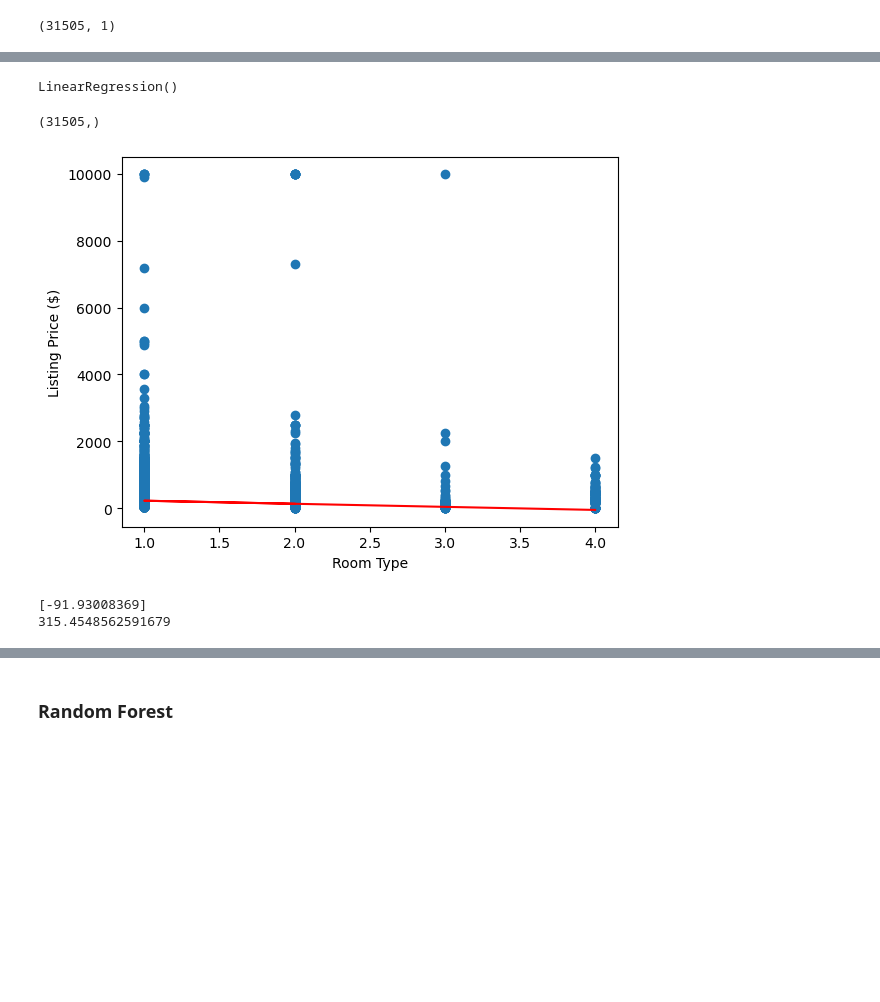
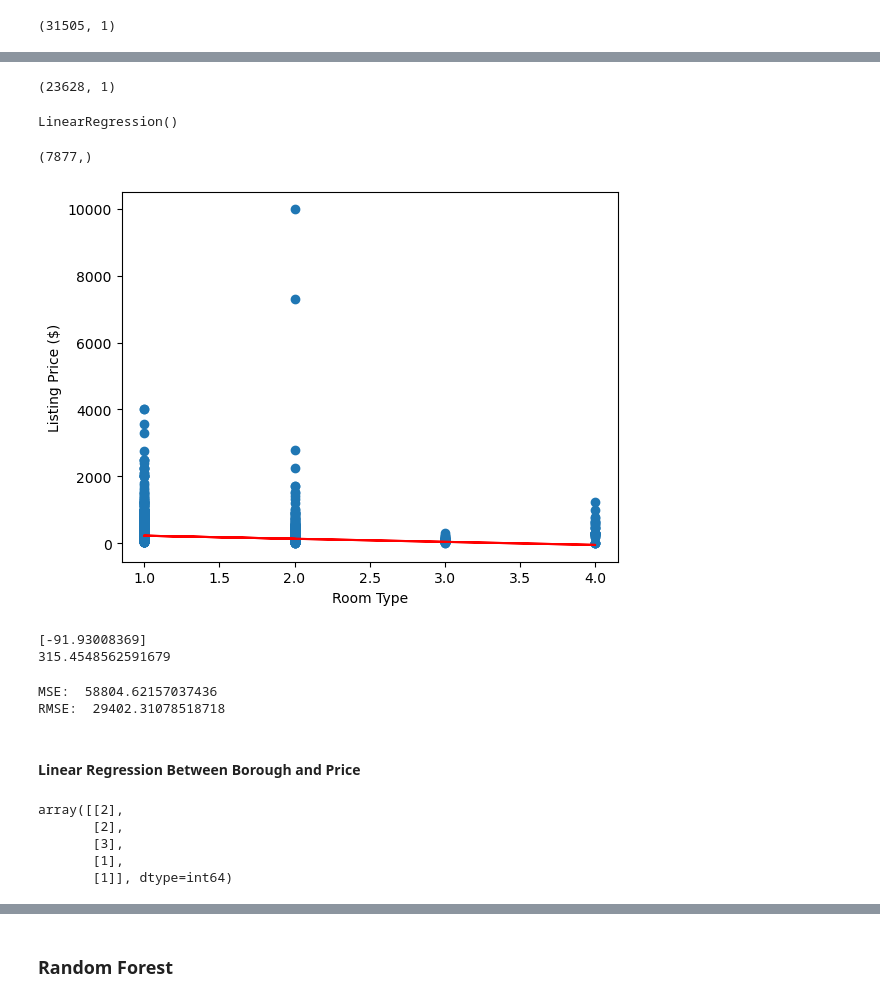
Before and after one commit to lkachury/airbnb_final_project, a Jupyter notebook: Machine_Learning.ipynb, the cells around one changed output, grey strips where cells are left out. Saved outputs shown, nothing was run; the diff lists cells and outputs as text; code cells hidden in the pictures; blank space fills up the shorter version.

```diff
--- a/Machine_Learning.ipynb
+++ b/Machine_Learning.ipynb
@@ -189,3 +207,8 @@ y = listings_df.price
+# %%
+X_train, X_test, Y_train, Y_test = train_test_split(X,y,random_state=1)
+X_train.shape
+# %% [output]
+(23628, 1)
 # %%
 # Create an instance of a specific object called model that will analyze the data and store information specific to this dataset
 model = LinearRegression()
@@ -196,19 +219,19 @@ model.fit(X, y)
 LinearRegression()
 # %%
 # After the learning stage, the predict() method is used to generate predictions
-y_pred = model.predict(X)
+y_pred = model.predict(X_test)
 print(y_pred.shape)
 # %% [output]
-(31505,)
+(7877,)
 # %%
 # Plot the predictions as a red line against the data point
-plt.scatter(X, y)
+plt.scatter(X_test, Y_test)
 plt.xlabel("Room Type")
 plt.ylabel("Listing Price ($)")
-plt.plot(X, y_pred, color='red')
+plt.plot(X_test, y_pred, color='red')
 plt.show()
 # %% [output]
-[figure, old version]
+[figure, new version]
 # %%
 # Examine the specific parameters of our model: the slope and the y-intercept
 print(model.coef_)
@@ -216,3 +239,12 @@ print(model.intercept_)
 # %% [output]
 [-91.93008369]
 315.4548562591679
+# %%
+mse = mean_squared_error(Y_test, y_pred)
+print("MSE: ",mse)
+print("RMSE: ", mse*(1/2.0))
+# %% [output]
+MSE:  58804.62157037436
+RMSE:  29402.31078518718
+# %% [markdown]
+#### Linear Regression Between Borough and Price
@@ -218,0 +254,9 @@ print(model.intercept_)
+# %%
+# Examine the first five entries in X
+X[:5]
+# %% [output]
+array([[2],
+       [2],
+       [3],
+       [1],
+       [1]], dtype=int64)
```
Also changed, not shown: parts of 48 cells of this notebook.
